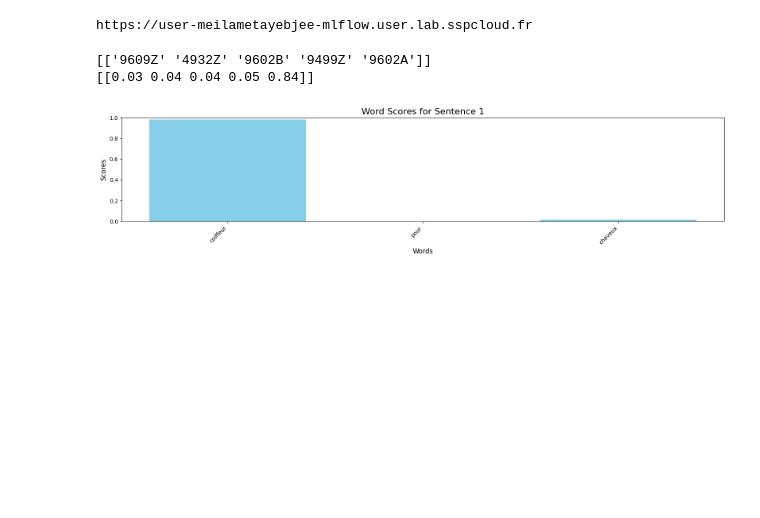
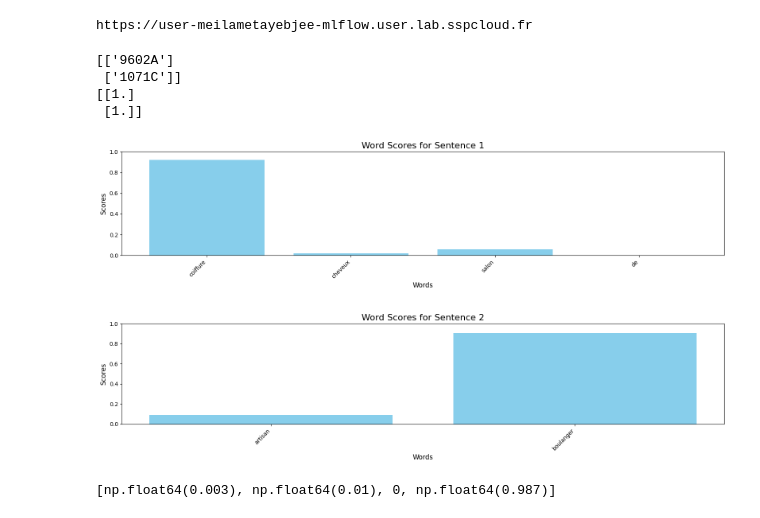
Before and after one commit to InseeFrLab/torch-fastText, a Jupyter notebook: src/experiments.ipynb, the cells around one changed output. Saved outputs shown, nothing was run; the diff lists cells and outputs as text; code cells hidden in the pictures; blank space fills up the shorter version.

Commit message:
modified:   src/experiments.ipynb 	modified:   src/explainability/explainability_viz.py 	modified:   src/explainability/utils.py 	modified:   src/models/model.py 	modified:   src/train.py

```diff
--- a/src/experiments.ipynb
+++ b/src/experiments.ipynb
@@ -49,17 +47,23 @@ model = module.model
 # %%
 # text = ["Rénovation bâtiments dont: électricité, plomberie, serrurerie, menuiserie", "Gestion de portefeuille pour le compte de tiers et gestion de fonds d'investissement",
 # "L'acquisition, l'apport, la propriété, la mise en valeur, la transformation, la construction, l'aménagement, l'administration, la location",
 # "Saisie de documents et extraction de donnée pour le compte d'entreprises", "L'investissement immobilier, l'achat et vente de biens immobiliers en qualité de marchand de Biens, la promotion immobilière, la gestion loc",
 # "La Société a pour objet en France et à l'étranger : - l'activité de conseil au profit de toute personne physique ou morale ; - l'enseignement et la formation de toutes matières en cours collectifs et particuliers à domicile ou dans des établissements scolaires"]
 
-text = ["coiffeur pour cheveux"]
+text = ["coiffure, cheveux,  salon de ", "artisan, boulanger"]
 params = {'additional_var':[1]*len(text)}
-pred, confidence, attr, tokenized_text, id_to_token_dicts,token_to_id_dicts, processed_text = model.predict(text=text, params=params, top_k = 5, explain = True)
+pred, confidence, all_scores = model.predict_and_explain(text, params)
 print(pred)
 print(confidence)
-word_to_score_dicts = utils.compute_word_score(processed_text, tokenized_text, attr, id_to_token_dicts, token_to_id_dicts)
-visualize_word_scores(word_to_score_dicts, text)
+explainability.explainability_viz.visualize_word_scores(all_scores, text)
 # %% [output]
-[['9609Z' '4932Z' '9602B' '9499Z' '9602A']]
-[[0.03 0.04 0.04 0.05 0.84]]
+[['9602A']
+ ['1071C']]
+[[1.]
+ [1.]]
-[figure, old version]
+[figure, new version]
+[figure, added]
+# %%
+list(all_scores[0].values())
+# %% [output]
+[np.float64(0.003), np.float64(0.01), 0, np.float64(0.987)]
```
Also changed, not shown: parts of 2 cells of this notebook, 4 other files.
